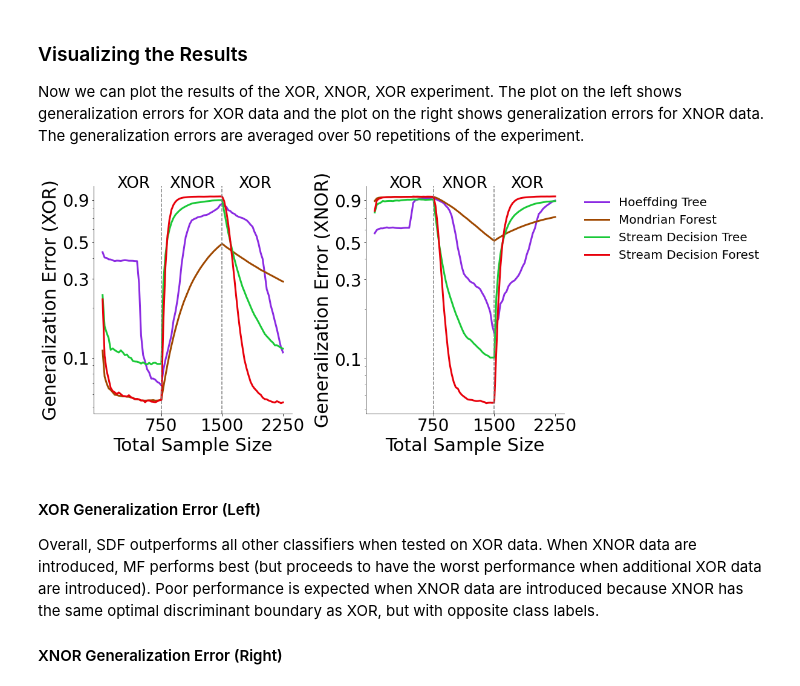
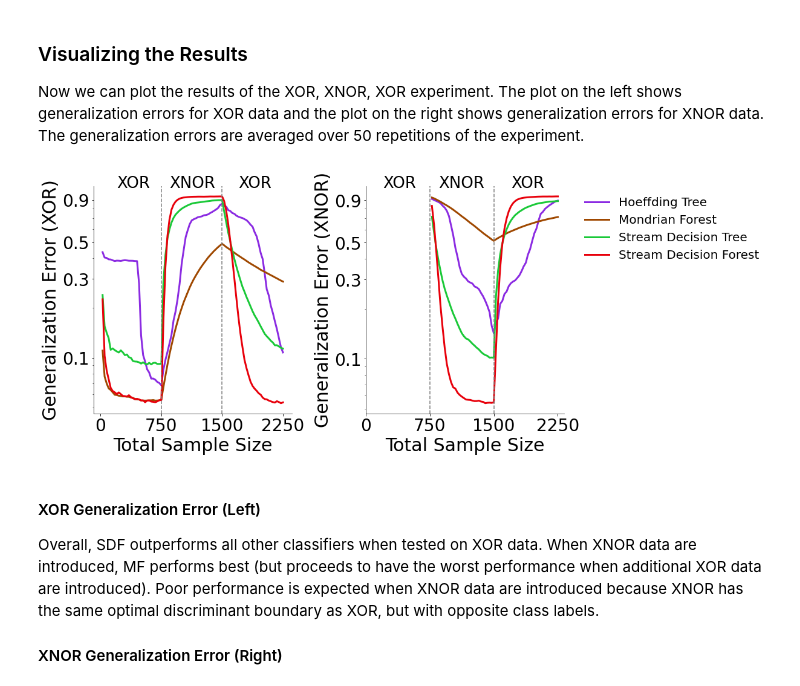
Before and after one commit to neurodata/SDTF, a Jupyter notebook: docs/xor_experiments.ipynb, the cells around one changed output. Saved outputs shown, nothing was run; the diff lists cells and outputs as text; code cells hidden in the pictures.

```diff
--- a/docs/xor_experiments.ipynb
+++ b/docs/xor_experiments.ipynb
@@ -87,9 +88,9 @@ for prefix in prefixes:
 ### Visualizing the Results
 Now we can plot the results of the XOR, XNOR, XOR experiment. The plot on the left shows generalization errors for XOR data and the plot on the right shows generalization errors for XNOR data. The generalization errors are averaged over 50 repetitions of the experiment.
 # %%
-fn.xnor_plot_error(xnor_mean_errors)
+fn.xnor_plot_error(np.array(xnor_mean_errors))
 # %% [output]
-[figure, old version]
+[figure, new version]
 # %% [markdown]
 #### XOR Generalization Error (Left)
 Overall, SDF outperforms all other classifiers when tested on XOR data. When XNOR data are introduced, MF performs best (but proceeds to have the worst performance when additional XOR data are introduced). Poor performance is expected when XNOR data are introduced because XNOR has the same optimal discriminant boundary as XOR, but with opposite class labels.
```
Also changed, not shown: parts of 5 cells of this notebook, 1 other file.
